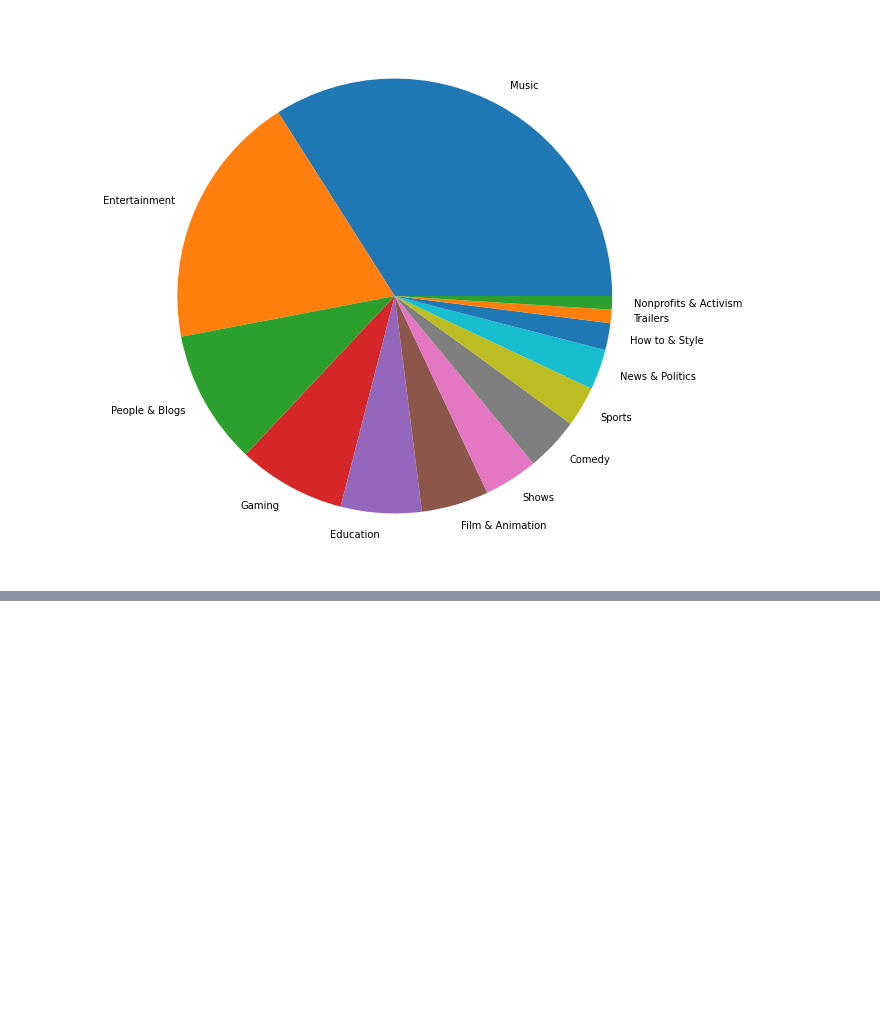
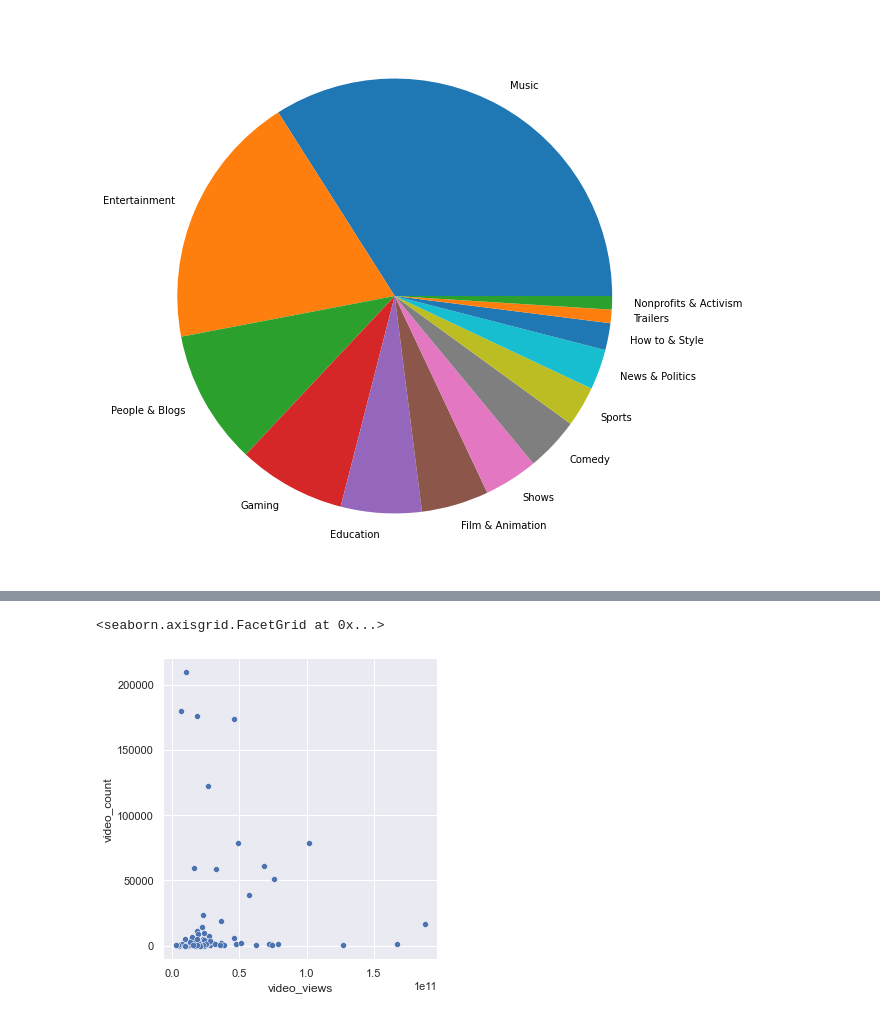
Before and after one commit to theneerajnegi/python-core, a Jupyter notebook: youtube .ipynb, the cells around one changed output, grey strips where cells are left out. Drawn from its saved outputs; the diff is of its cells as text; code cells hidden in the pictures; blank space fills up the shorter version.

```diff
--- a/youtube .ipynb
+++ b/youtube .ipynb
@@ -275,0 +303,5 @@ plt.xticks(rotation=90);
+# %%
+sns.relplot(x="video_views",y="video_count",data=df)
+# %% [output]
+<seaborn.axisgrid.FacetGrid at 0x...>
+[figure, added]
```
Also changed, not shown: parts of 5 cells of this notebook.
